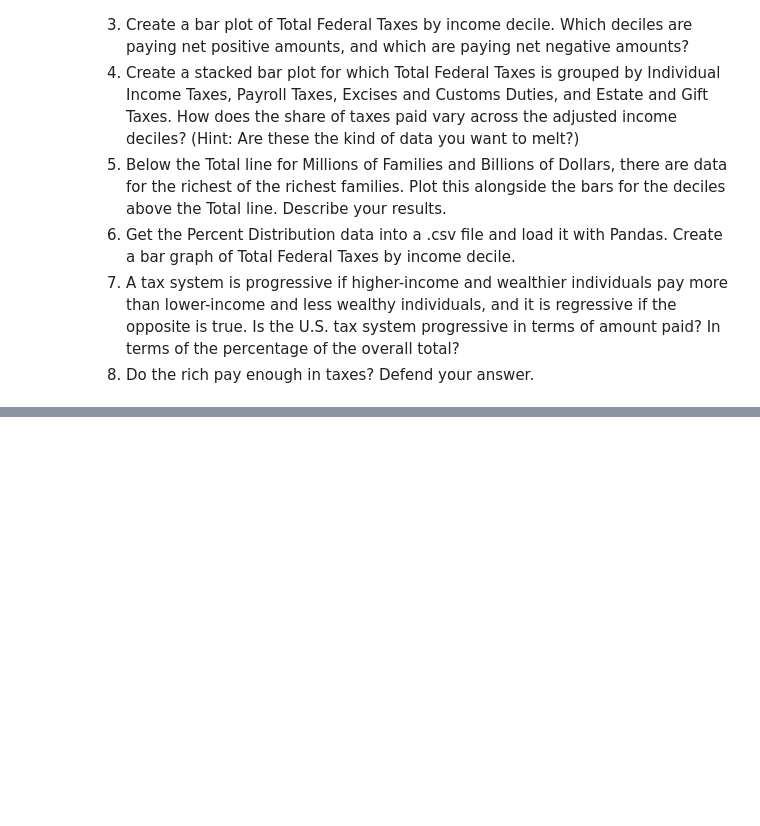
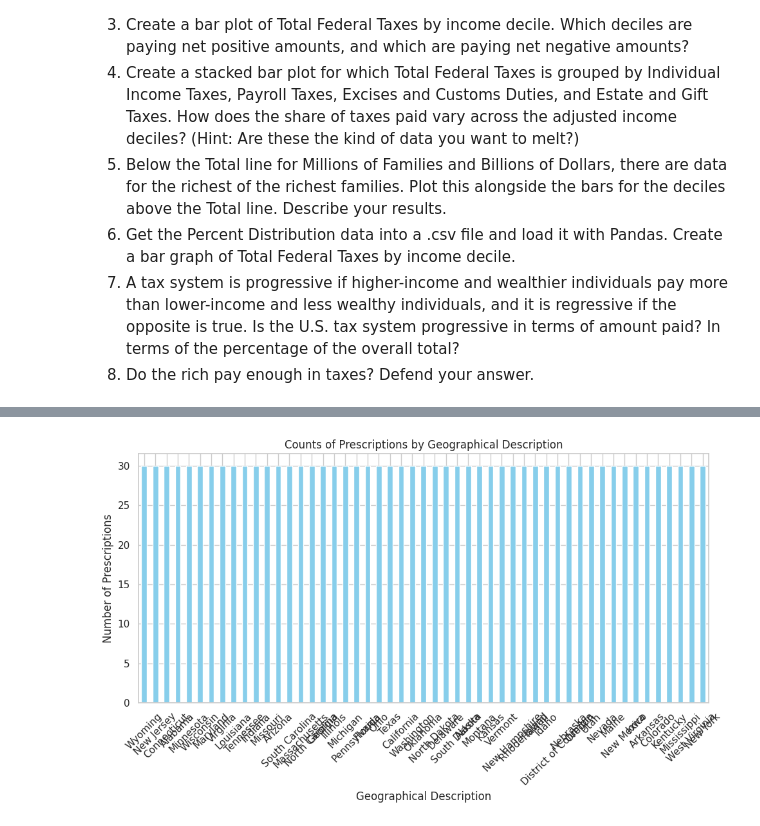
Before and after one commit to arooshasolomon/visualization, a Jupyter notebook: assignment/assignment_unfinished.ipynb, the cells around one changed output, grey strips where cells are left out. Saved outputs shown, nothing was run; the diff lists cells and outputs as text; code cells hidden in the pictures; blank space fills up the shorter version.

```diff
--- a/assignment/assignment_unfinished.ipynb
+++ b/assignment/assignment_unfinished.ipynb
@@ -116,0 +143,87 @@ For some context, the Federal government ultimately spent about $4.4 trillion in
+# %%
+import pandas as pd
+import matplotlib.pyplot as plt
+import seaborn as sns
+
+df_opiod= pd.read_csv('opiod.csv')
+
+
+df_prscp = df_opiod[(df_opiod['Geo_Desc'] != 'National') & (~df_opiod['Geo_Desc'].str.contains(':'))]
+
+geo_counts = df_prscp['Geo_Desc'].value_counts()
+
+# Create the bar graph
+plt.figure(figsize=(10, 6))
+
+geo_counts.plot(kind='bar', color='skyblue')
+
+# Add titles and labels
+plt.title('Counts of Prescriptions by Geographical Description')
+plt.xlabel('Geographical Description')
+plt.ylabel('Number of Prescriptions')
+
+# Show the plot
+plt.xticks(rotation=45)
+plt.tight_layout()
+plt.show()
+
+
+
+sns.set(style='whitegrid')
+
+# Create the boxplot
+plt.figure(figsize=(10, 6))
+sns.boxplot(x=df_prscp['Opioid_Prscrbng_Rate'], color='skyblue')
+
+plt.title('Boxplot of Opioid Prescribing Rate')
+plt.xlabel('Opioid Prescribing Rate')
+
+# Show the plot
+plt.tight_layout()
+plt.show()
+
+
+plt.figure(figsize=(12, 8))
+sns.kdeplot(data=df_prscp, x='Opioid_Prscrbng_Rate', hue='Geo_Desc', fill=True, common_norm=False, alpha=0.5)
+
+# Add titles and labels
+plt.title('Kernel Density Estimate of Opioid Prescribing Rate by Geographic Description')
+plt.xlabel('Opioid Prescribing Rate')
+plt.ylabel('Density')
+
+# Add the legend
+plt.legend(title='Geographic Description', bbox_to_anchor=(1.05, 1), loc='upper left')
+
+# Show the plot
+plt.tight_layout()
+plt.show()
+
+
+# Create the scatter plot
+plt.figure(figsize=(12, 8))
+sns.scatterplot(data=df_prscp, x='Geo_Desc', y='Opioid_Prscrbng_Rate', hue='Geo_Desc', palette='viridis', s=100, alpha=0.7)
+
+# Add titles and labels
+plt.title('Scatter Plot of Opioid Prescribing Rate by Geographic Description')
+plt.xlabel('Geographic Description')
+plt.ylabel('Opioid Prescribing Rate')
+
+# Rotate x labels for better visibility
+plt.xticks(rotation=45)
+
+# Widen the bounds (adjust values as needed)
+plt.ylim(df_prscp['Opioid_Prscrbng_Rate'].min() - 10, df_prscp['Opioid_Prscrbng_Rate'].max() + 10)  # Adjust the y limits
+plt.xlim(-0.5, len(df_prscp['Geo_Desc'].unique()) - 15)
+
+# Add the legend
+plt.legend(title='Geographic Description', bbox_to_anchor=(1.05, 1), loc='upper left')
+
+# Show the plot
+plt.tight_layout()
+plt.show()
+
+
+grouped_opiod = df_prscp.groupby(['Geo_Desc'])['Opioid_Prscrbng_Rate'].describe()
+grouped_opiod
+# %% [output]
+[figure, added]
```
Also changed, not shown: parts of 2 cells of this notebook.
